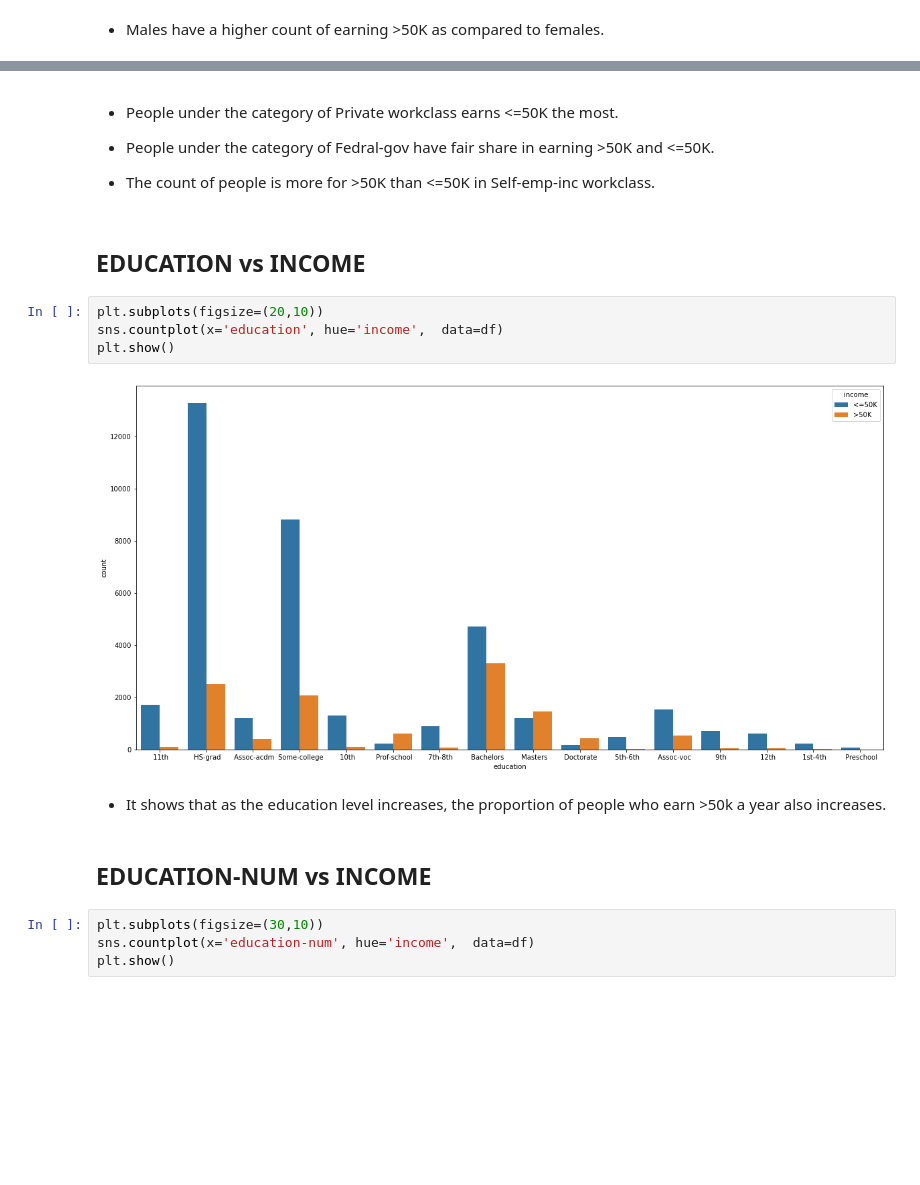
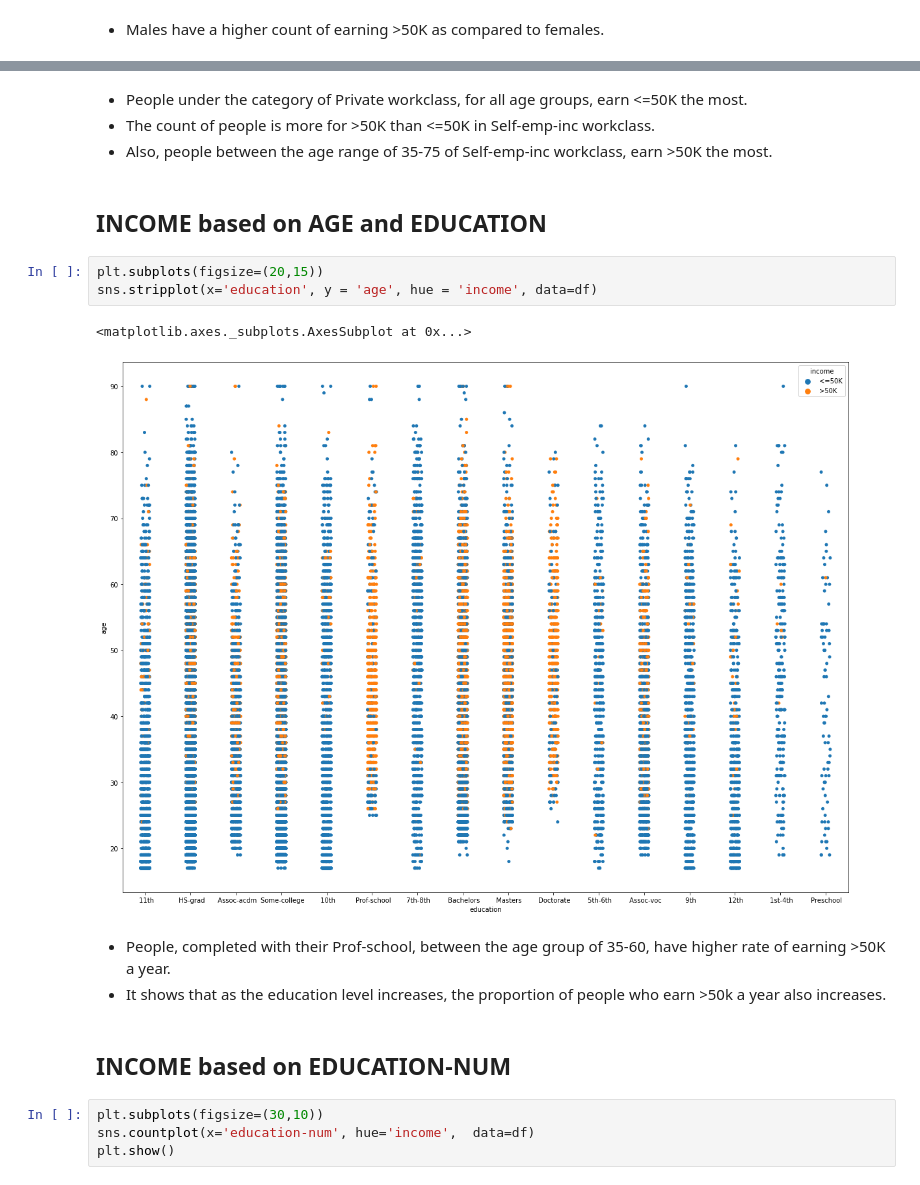
Before and after one commit to adititewari13/Adult-Data_ML, a Jupyter notebook: Adult-Data/income_analysis.ipynb, the cells around one changed output, grey strips where cells are left out. Cells and saved outputs as stored; diff of their text form; blank space fills up the shorter version.

```diff
--- a/Adult-Data/income_analysis.ipynb
+++ b/Adult-Data/income_analysis.ipynb
@@ -277,25 +276,24 @@ plt.show()
 # %% [markdown]
 
 
-*   People under the category of Private workclass earns <=50K the most.
-*   People under the category of Fedral-gov have fair share in earning >50K and <=50K.
-
-
+*   People under the category of Private workclass, for all age groups, earn <=50K the most.
 *   The count of people is more for >50K than <=50K in Self-emp-inc workclass.
+*   Also, people between the age range of 35-75 of Self-emp-inc workclass, earn >50K the most.
 # %% [markdown]
-## EDUCATION vs INCOME
+## INCOME based on AGE and EDUCATION
 # %%
-plt.subplots(figsize=(20,10))
-sns.countplot(x='education', hue='income',  data=df)
-plt.show()
+plt.subplots(figsize=(20,15))
+sns.stripplot(x='education', y = 'age', hue = 'income', data=df)
 # %% [output]
+<matplotlib.axes._subplots.AxesSubplot at 0x...>
-[figure, old version]
+[figure, new version]
 # %% [markdown]
 
 
+*   People, completed with their Prof-school, between the age group of 35-60, have higher rate of earning >50K a year.
 *   It shows that as the education level increases, the proportion of people who earn >50k a year also increases.
 # %% [markdown]
-## EDUCATION-NUM vs INCOME
+## INCOME based on EDUCATION-NUM
 # %%
 plt.subplots(figsize=(30,10))
 sns.countplot(x='education-num', hue='income',  data=df)
```
Also changed, not shown: parts of 28 cells of this notebook.
